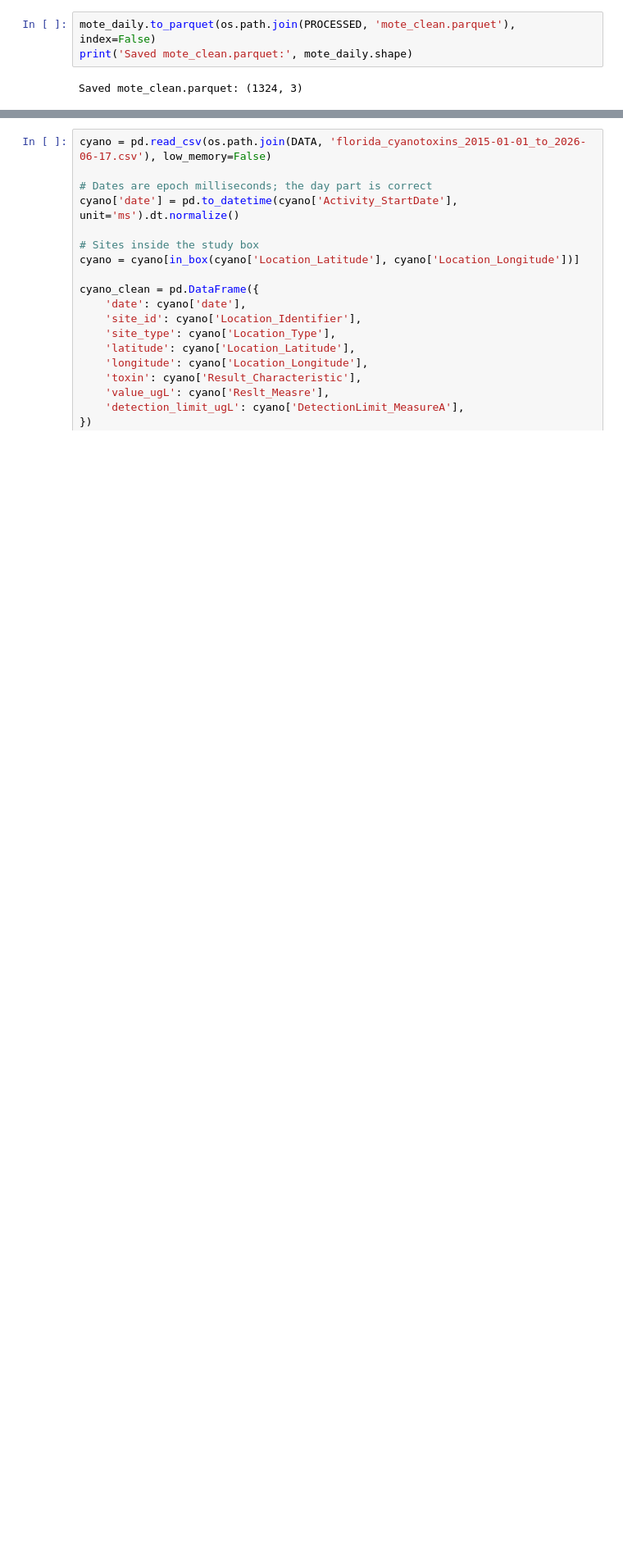
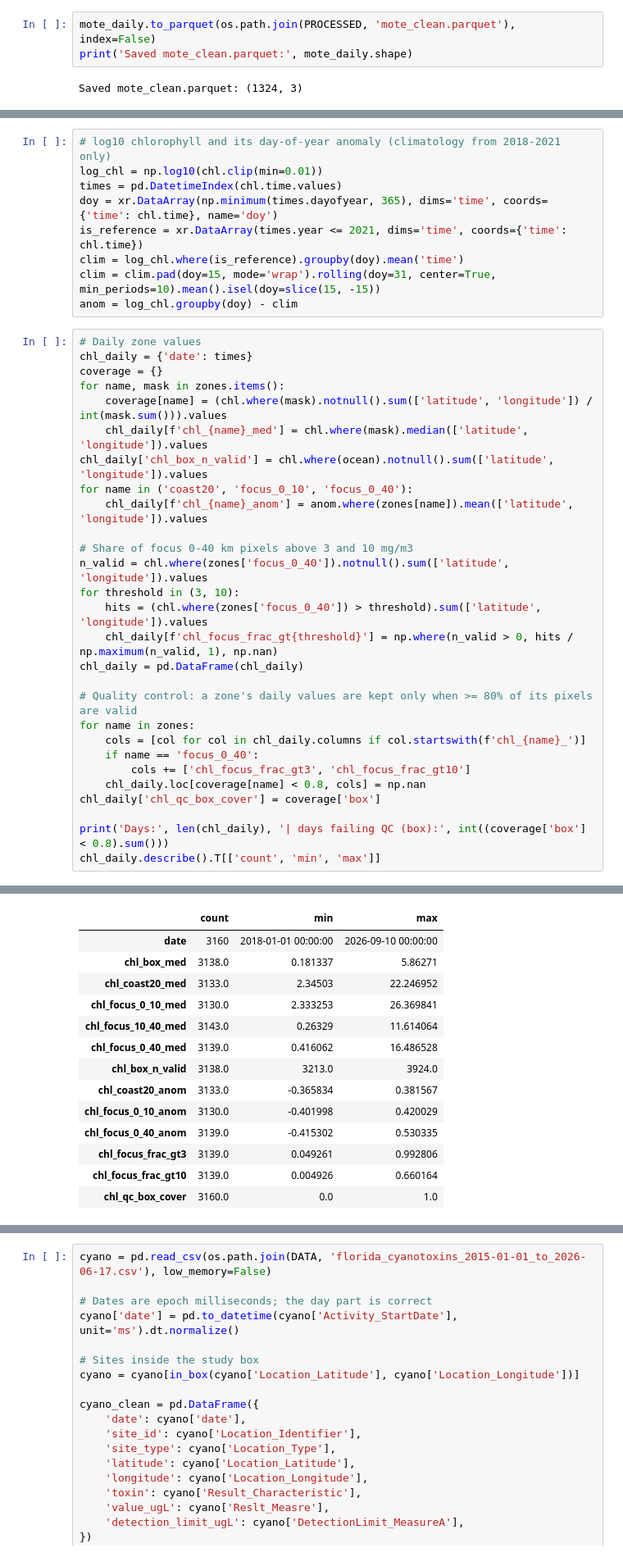
Before and after one commit to Break-Through-Tech/Biointerphase-1B-forecasting-harmful-algal-bloom-risk, a Jupyter notebook: notebooks/02_data_processing.ipynb, the cells around one changed output, grey strips where cells are left out. Shown at 82% size. Saved outputs shown, nothing was run; the diff lists cells and outputs as text; blank space fills up the shorter version.

```diff
--- a/notebooks/02_data_processing.ipynb
+++ b/notebooks/02_data_processing.ipynb
@@ -555,0 +598,38 @@ Days: 3160
+# %%
+# log10 chlorophyll and its day-of-year anomaly (climatology from 2018-2021 only)
+log_chl = np.log10(chl.clip(min=0.01))
+times = pd.DatetimeIndex(chl.time.values)
+doy = xr.DataArray(np.minimum(times.dayofyear, 365), dims='time', coords={'time': chl.time}, name='doy')
+is_reference = xr.DataArray(times.year <= 2021, dims='time', coords={'time': chl.time})
+clim = log_chl.where(is_reference).groupby(doy).mean('time')
+clim = clim.pad(doy=15, mode='wrap').rolling(doy=31, center=True, min_periods=10).mean().isel(doy=slice(15, -15))
+anom = log_chl.groupby(doy) - clim
+# %%
+# Daily zone values
+chl_daily = {'date': times}
+coverage = {}
+for name, mask in zones.items():
+    coverage[name] = (chl.where(mask).notnull().sum(['latitude', 'longitude']) / int(mask.sum())).values
+    chl_daily[f'chl_{name}_med'] = chl.where(mask).median(['latitude', 'longitude']).values
+chl_daily['chl_box_n_valid'] = chl.where(ocean).notnull().sum(['latitude', 'longitude']).values
+for name in ('coast20', 'focus_0_10', 'focus_0_40'):
+    chl_daily[f'chl_{name}_anom'] = anom.where(zones[name]).mean(['latitude', 'longitude']).values
+
+# Share of focus 0-40 km pixels above 3 and 10 mg/m3
+n_valid = chl.where(zones['focus_0_40']).notnull().sum(['latitude', 'longitude']).values
+for threshold in (3, 10):
+    hits = (chl.where(zones['focus_0_40']) > threshold).sum(['latitude', 'longitude']).values
+    chl_daily[f'chl_focus_frac_gt{threshold}'] = np.where(n_valid > 0, hits / np.maximum(n_valid, 1), np.nan)
+chl_daily = pd.DataFrame(chl_daily)
+
+# Quality control: a zone's daily values are kept only when >= 80% of its pixels are valid
+for name in zones:
+    cols = [col for col in chl_daily.columns if col.startswith(f'chl_{name}_')]
+    if name == 'focus_0_40':
+        cols += ['chl_focus_frac_gt3', 'chl_focus_frac_gt10']
+    chl_daily.loc[coverage[name] < 0.8, cols] = np.nan
+chl_daily['chl_qc_box_cover'] = coverage['box']
+
+print('Days:', len(chl_daily), '| days failing QC (box):', int((coverage['box'] < 0.8).sum()))
+chl_daily.describe().T[['count', 'min', 'max']]
+# %% [output]
@@ -555,0 +637,14 @@ Days: 3160
+|  | count | min | max |
+| date | 3160 | 2018-01-01 00:00:00 | 2026-09-10 00:00:00 |
+| chl_box_med | 3138.0 | 0.181337 | 5.86271 |
+| chl_coast20_med | 3133.0 | 2.34503 | 22.246952 |
+| chl_focus_0_10_med | 3130.0 | 2.333253 | 26.369841 |
+| chl_focus_10_40_med | 3143.0 | 0.26329 | 11.614064 |
+| chl_focus_0_40_med | 3139.0 | 0.416062 | 16.486528 |
+| chl_box_n_valid | 3138.0 | 3213.0 | 3924.0 |
+| chl_coast20_anom | 3133.0 | -0.365834 | 0.381567 |
+| chl_focus_0_10_anom | 3130.0 | -0.401998 | 0.420029 |
+| chl_focus_0_40_anom | 3139.0 | -0.415302 | 0.530335 |
+| chl_focus_frac_gt3 | 3139.0 | 0.049261 | 0.992806 |
+| chl_focus_frac_gt10 | 3139.0 | 0.004926 | 0.660164 |
+| chl_qc_box_cover | 3160.0 | 0.0 | 1.0 |
```
Also changed, not shown: parts of 38 cells of this notebook, 7 other files.
